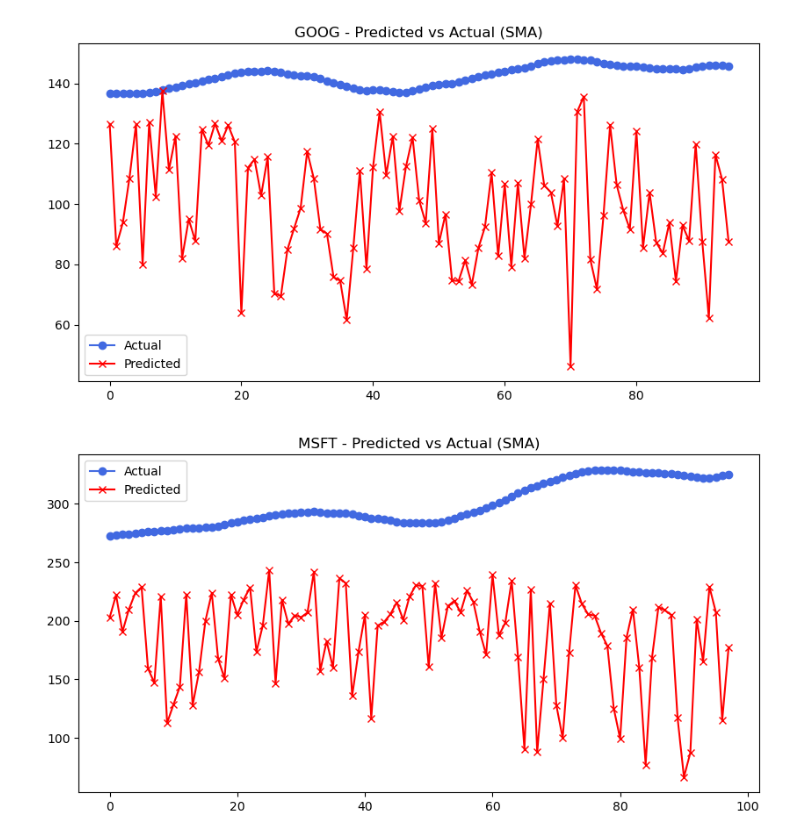
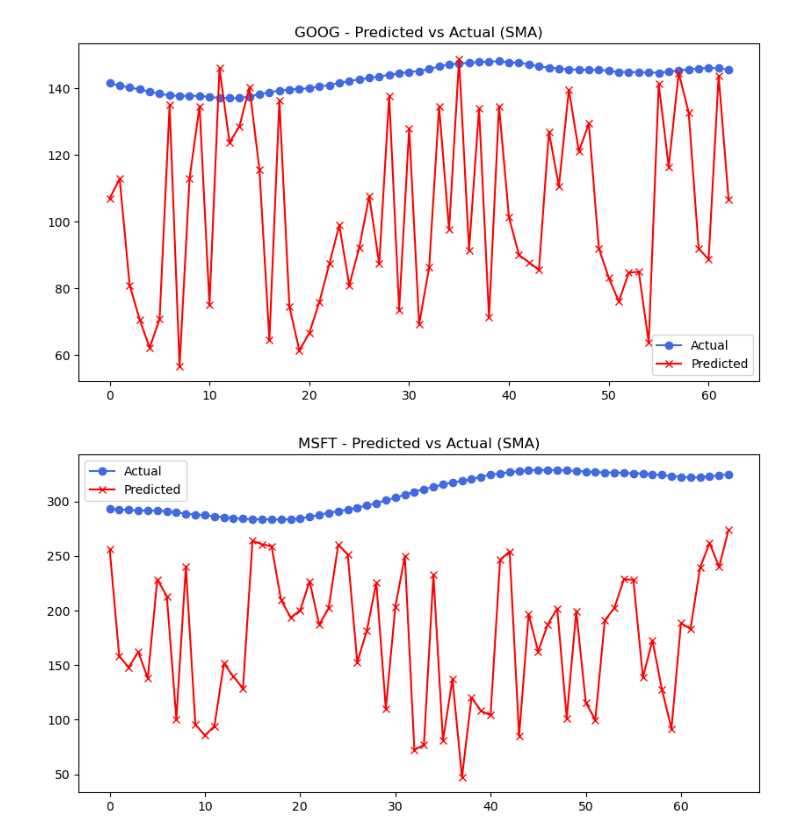
Before and after one commit to rishabhtyagi989/SIGNS_2024, a Jupyter notebook: stock_price_pred_xgb.ipynb, the cells around one changed output. Cells and saved outputs as stored; diff of their text form; code cells hidden in the pictures.

```diff
--- a/stock_price_pred_xgb.ipynb
+++ b/stock_price_pred_xgb.ipynb
@@ -11,6 +12,7 @@ from sklearn.metrics import mean_squared_error, mean_absolute_error
 path_to_files = "stock_data/"
 # path_to_sentiments1 = "stock_news_sentiment_scores/2011-2024/stock_news_sentiment_analysis_results_"
 path_to_sentiments = "stock_news_sentiment_scores/2011-2024/stock_news_sentiment_analysis_results_"
+path_to_global_news = "news_sentiment_scores/2000-2024/sentiment_analysis_results_"
 
 stock_symbols = ['GOOG', 'MSFT', 'NVDA','AMZN','AAPL']
 
@@ -75,8 +147,8 @@ stock_data, Xfeatures = preprocess_and_merge_data(stock_symbols, start_date, end
 
 print(Xfeatures)
 
-Features = ['Volume', 'Positive', 'Negative', 'Neutral', 'Sentiment']
-Stock_Metrics = ['SMA', 'Difference', 'Close']
+Features = ['Volume', 'Stock Sentiment', 'News Sentiment']
+Stock_Metrics = ['SMA']
 Trends = ['Trend']
 
 print(type(stock_data['GOOG']))
@@ -125,7 +194,7 @@ def train_predict(data, features, target):
 
         # Train-test split
         # X_train, X_test, y_train, y_test = train_test_split(X, y, test_size=0.1)
-        split_index = int(len(df) * 0.85)
+        split_index = int(len(df) * 0.9)
         # print(len(df), split_index)
         train_data = df.iloc[:split_index]
         test_data = df.iloc[split_index:]
@@ -137,7 +206,7 @@ def train_predict(data, features, target):
         y_test = test_data[target]
 
         # Train XGBoost Model
-        model = XGBRegressor(n_estimators=200, learning_rate=0.1, max_depth=5)
+        model = XGBRegressor(n_estimators=200, learning_rate=0.1, max_depth=10)
         model.fit(X_train, y_train)
 
         # Predictions
@@ -197,6 +254,6 @@ AAPL - MSE: 1916.6480, MAE: 38.4456
 # %%
 k = 0
-plot_predictions(results[k], Targets[k])
+plot_predictions(results[k], Stock_Metrics[k])
 # %% [output]
-[figure, old version]
+[figure, new version]
-[figure, old version]
+[figure, new version]
```
Also changed, not shown: parts of 9 cells of this notebook.
